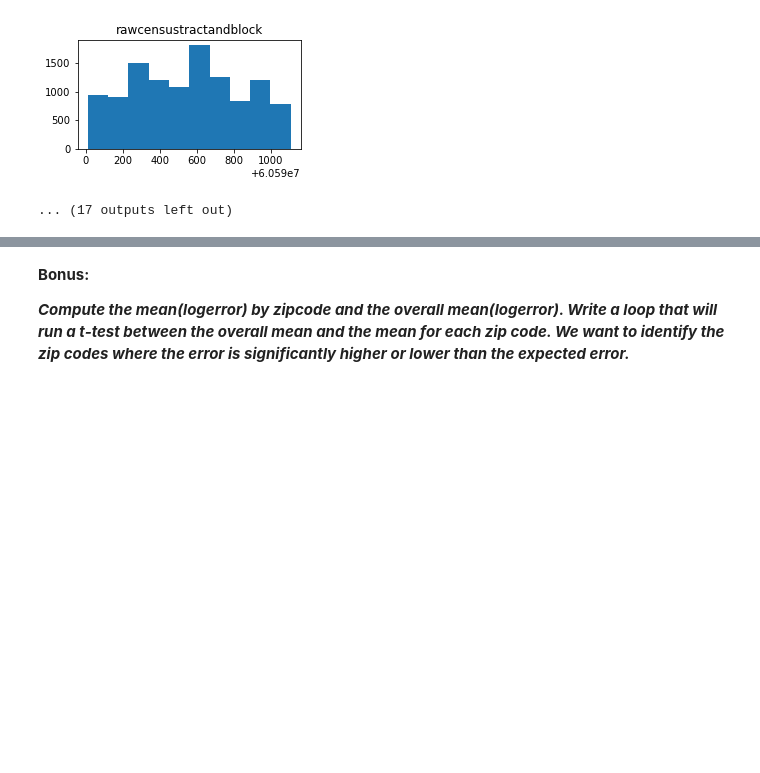
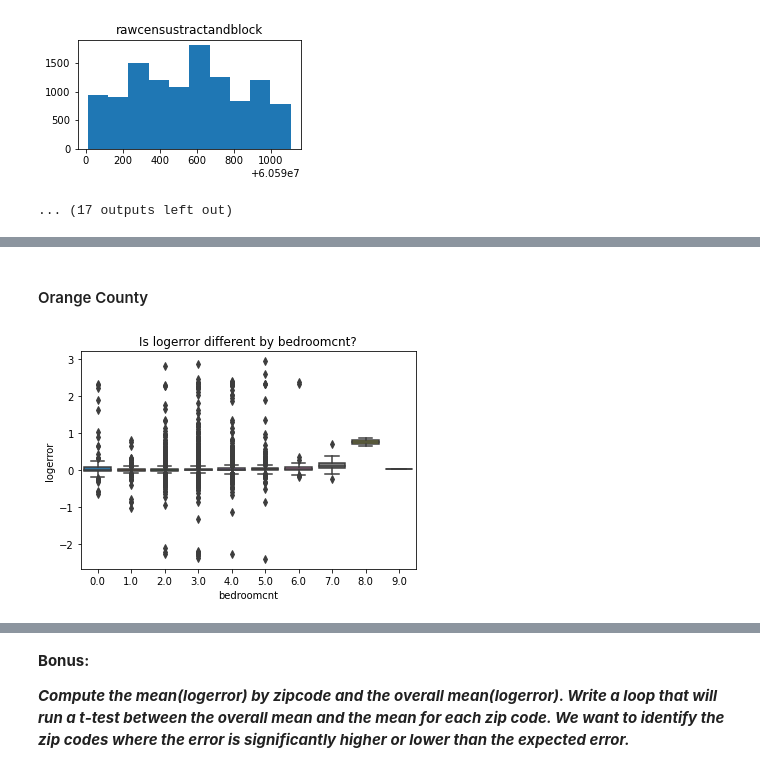
Before and after one commit to CSolitaire/clustering-exercises, a Jupyter notebook: explore_zillow.ipynb, the cells around one changed output, grey strips where cells are left out. Drawn from its saved outputs; the diff is of its cells as text; code cells hidden in the pictures; blank space fills up the shorter version.

```diff
--- a/explore_zillow.ipynb
+++ b/explore_zillow.ipynb
@@ -208,0 +354,8 @@ ______________________________________________________
+# %% [markdown]
+#### Orange County
+# %%
+sns.boxplot(or_df.bedroomcnt, or_df.logerror)
+plt.title("Is logerror different by bedroomcnt?")
+plt.show()
+# %% [output]
+[figure, added]
```
Also changed, not shown: parts of 42 cells of this notebook.
